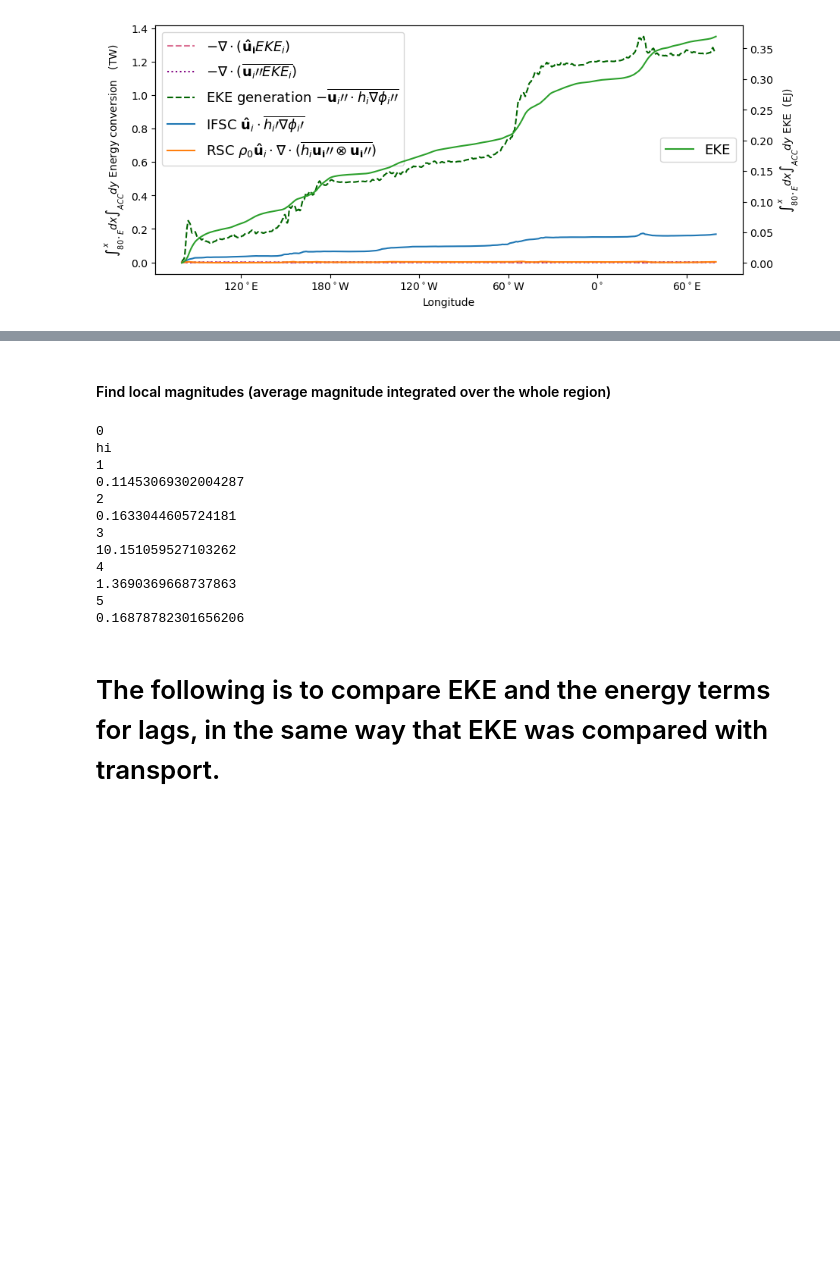
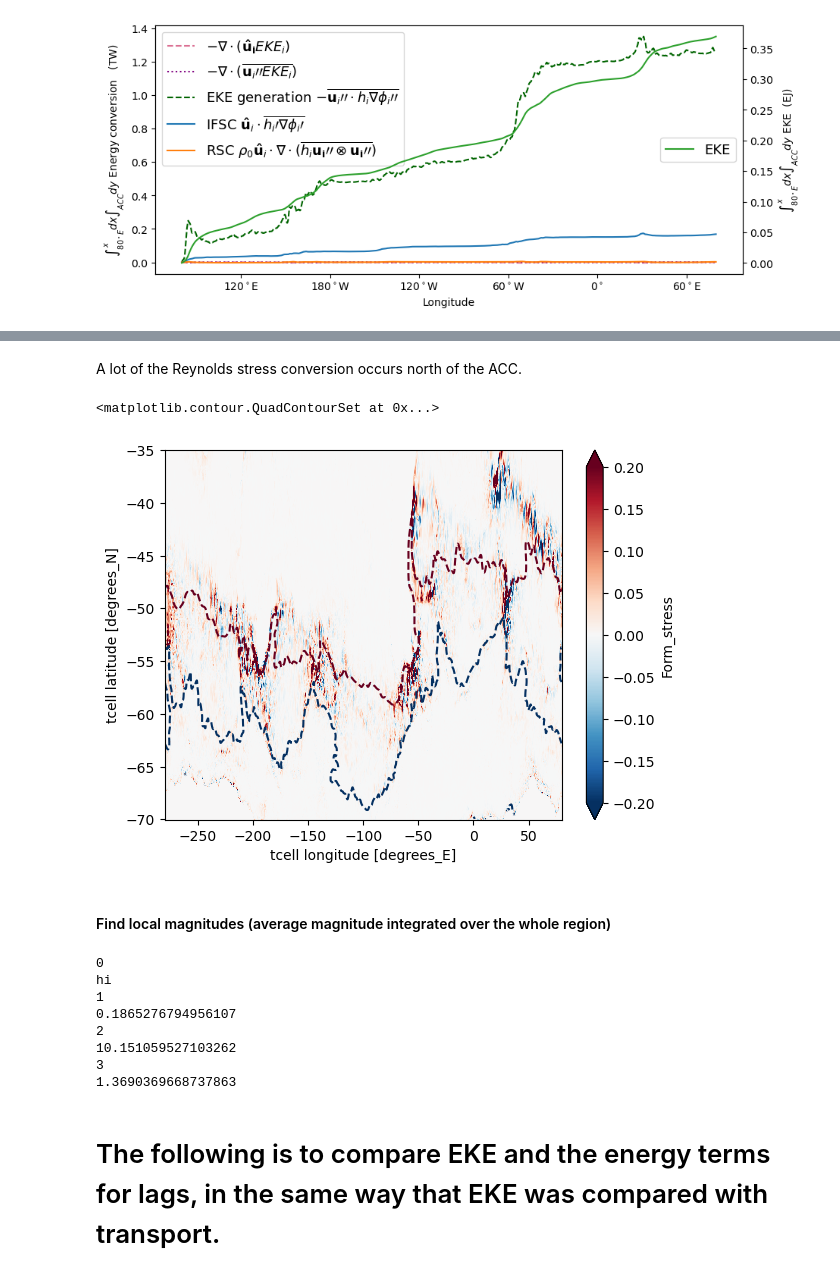
Before and after one commit to claireyung/Topographic_Hotspots_Upwelling-Paper_Code, a Jupyter notebook: Analysis_Code/EKEgenterms.ipynb, the cells around one changed output, grey strips where cells are left out. Saved outputs shown, nothing was run; the diff lists cells and outputs as text; code cells hidden in the pictures; blank space fills up the shorter version.

```diff
--- a/Analysis_Code/EKEgenterms.ipynb
+++ b/Analysis_Code/EKEgenterms.ipynb
@@ -131,10 +164,17 @@ plt.subplots_adjust(bottom = 0.15)
+# %% [markdown]
+A lot of the Reynolds stress conversion occurs north of the ACC.
+# %%
+Form_stress.sum('isopycnal_bins').plot(vmax = 0.2)
+SSH.plot.contour(levels = [-0.6,-1.5])
+# %% [output]
+<matplotlib.contour.QuadContourSet at 0x...>
+[figure, added]
 # %% [markdown]
 #### Find local magnitudes (average magnitude integrated over the whole region)
 # %%
-for i in np.arange(6):
-    salt = [EKE,-EKE_budget_1,-EKE_budget_2,-EKE_budget_3,Form_stress,Reynolds, ][i]
+for i in np.arange(4):
+    salt = [EKE,-EKE_budget_1-EKE_budget_2,-EKE_budget_3,Form_stress,Reynolds, ][i]
     label = ['EKE',r'$- \nabla \cdot (\mathbf{\hat{u}_i}EKE_i) $',
-            r'$-\nabla \cdot (\overline{\mathbf{u }_i\prime \prime EKE_i})$',
             'EKE generation '+r'$-\overline{\mathbf{u}_i\prime \prime\cdot h_i\nabla \phi_i\prime \prime}$',
             #'MP mean flux '+r'$ -\nabla \cdot (\overline{\phi_i\prime h_i\prime} \mathbf{\hat{u}_i}) $',
             #'MP eddy flux  '+r'$-\nabla \cdot (\overline{\mathbf{u}_i\prime\prime h_i\phi_i\prime})$',
@@ -154,15 +194,11 @@ for i in np.arange(6):
 0
 hi
 1
-0.11453069302004287
+0.1865276794956107
 2
-0.1633044605724181
+10.151059527103262
 3
-10.151059527103262
-4
 1.3690369668737863
-5
-0.16878782301656206
 # %% [markdown]
 # The following is to compare EKE and the energy terms for lags, in the same way that EKE was compared with transport.
 # %%
```
Also changed, not shown: parts of 8 cells of this notebook.
